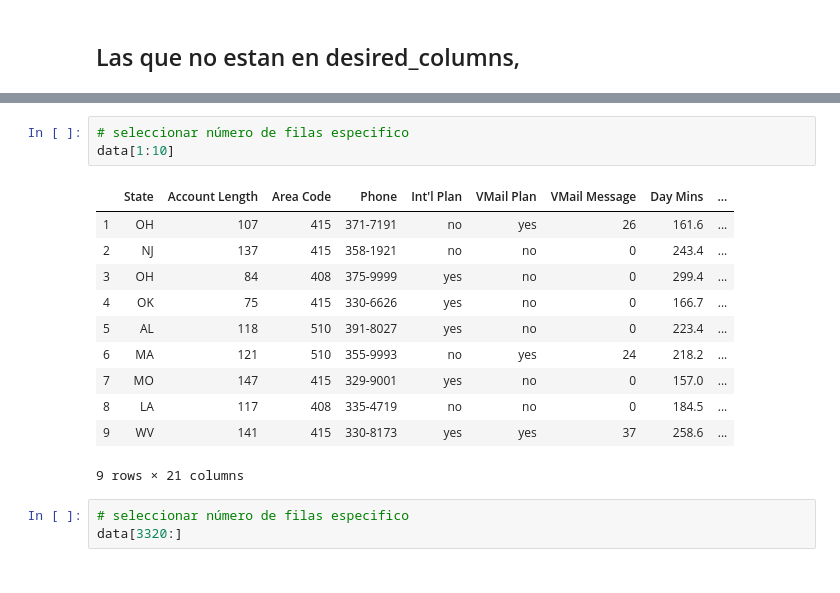
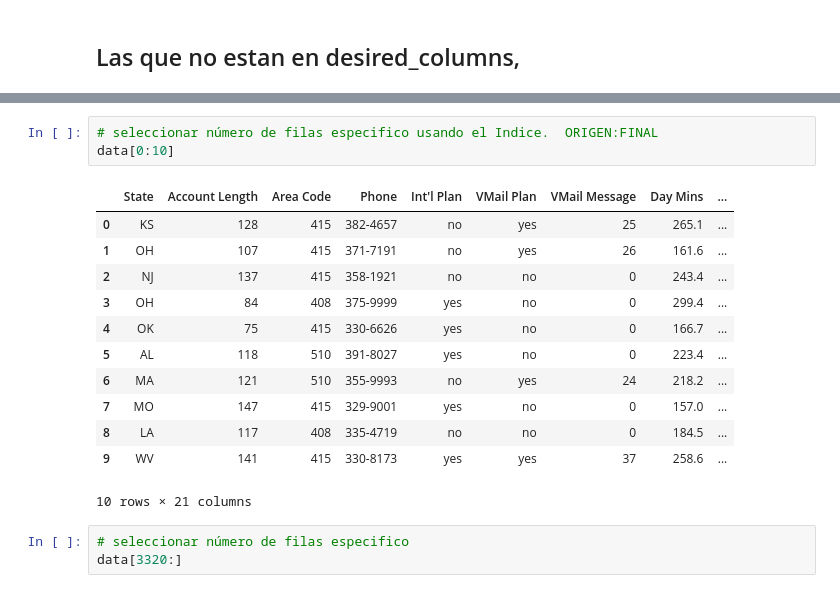
Before and after one commit to andesdj/mlp, a Jupyter notebook: s5/VID_40_43_Data_Wrangling.ipynb, the cells around one changed output, grey strips where cells are left out. Saved outputs shown, nothing was run; the diff lists cells and outputs as text.

```diff
--- a/s5/VID_40_43_Data_Wrangling.ipynb
+++ b/s5/VID_40_43_Data_Wrangling.ipynb
@@ -96,8 +116,9 @@ sublist
 # %%
-# seleccionar número de filas especifico
-data[1:10]
+# seleccionar número de filas especifico usando el Indice.  ORIGEN:FINAL
+data[0:10]
 # %% [output]
 |  | State | Account Length | Area Code | Phone | Int'l Plan | VMail Plan | VMail Message | Day Mins | ... |
+| 0 | KS | 128 | 415 | 382-4657 | no | yes | 25 | 265.1 | ... |
 | 1 | OH | 107 | 415 | 371-7191 | no | yes | 26 | 161.6 | ... |
 | 2 | NJ | 137 | 415 | 358-1921 | no | no | 0 | 243.4 | ... |
 | 3 | OH | 84 | 408 | 375-9999 | yes | no | 0 | 299.4 | ... |
@@ -107,7 +128,7 @@ data[1:10]
 | 7 | MO | 147 | 415 | 329-9001 | yes | no | 0 | 157.0 | ... |
 | 8 | LA | 117 | 408 | 335-4719 | no | no | 0 | 184.5 | ... |
 | 9 | WV | 141 | 415 | 330-8173 | yes | yes | 37 | 258.6 | ... |
-9 rows × 21 columns
+10 rows × 21 columns
 # %%
 # seleccionar número de filas especifico
 data[3320:]
```
Also changed, not shown: parts of 8 cells of this notebook, 31 other files.
